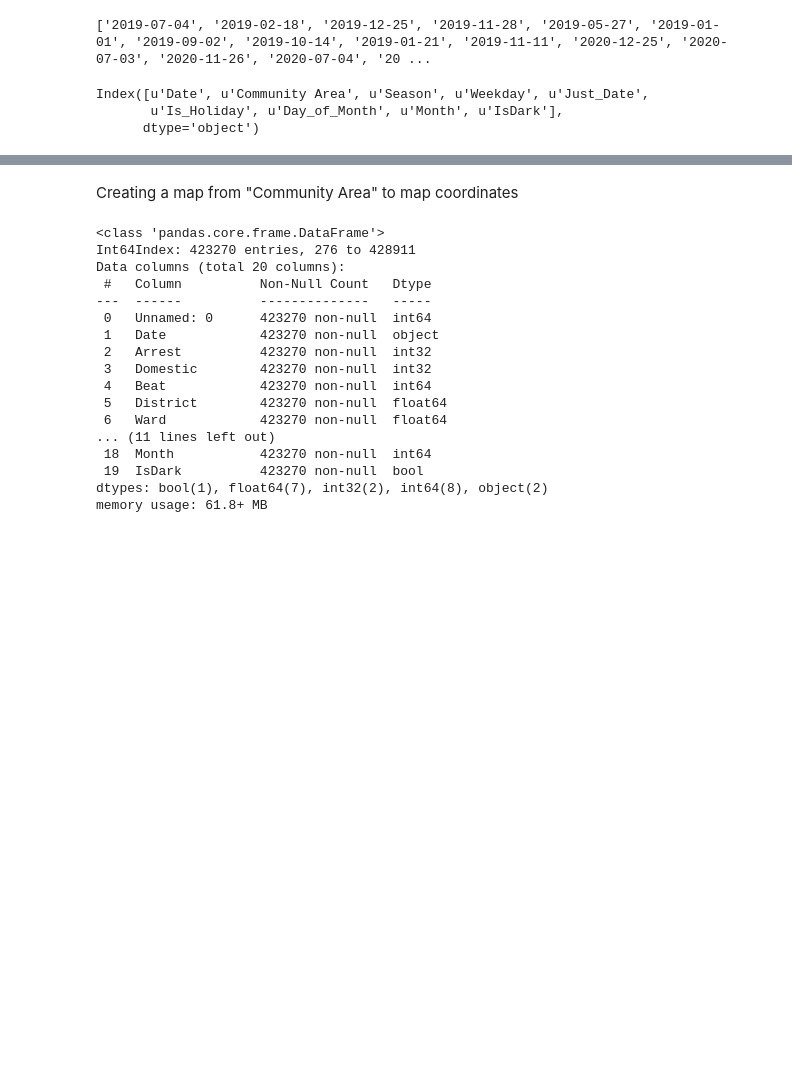
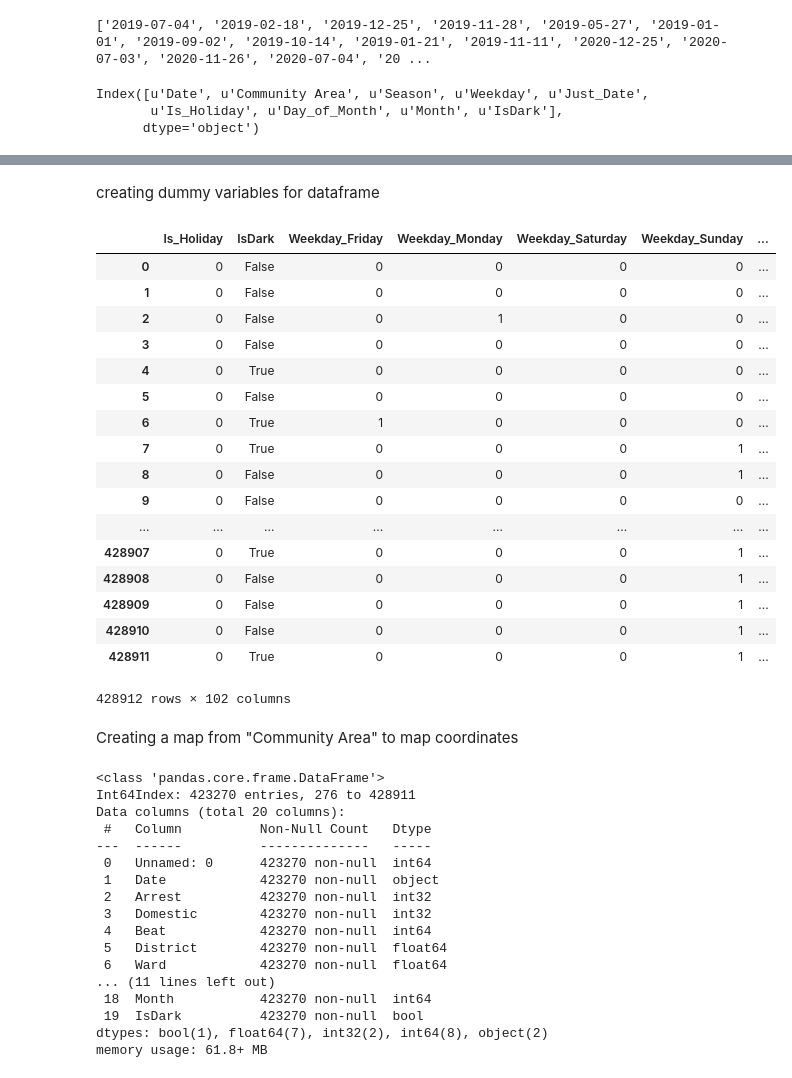
Before and after one commit to ShaharBirzon/ChicagoCrime-MSI, a Jupyter notebook: Chicago_ML_Skeleton.ipynb, the cells around one changed output, grey strips where cells are left out. Cells and saved outputs as stored; diff of their text form; code cells hidden in the pictures; blank space fills up the shorter version.

Commit message:
added dummies

```diff
--- a/Chicago_ML_Skeleton.ipynb
+++ b/Chicago_ML_Skeleton.ipynb
@@ -181,4 +181,29 @@ dt0
 428912 rows × 9 columns
+# %% [markdown]
+creating dummy variables for dataframe
+# %%
+dt1 = pd.get_dummies(dt0, columns=["Weekday", "Month", "Community Area", "Season"])
+dt1.drop(["Date", "Just_Date", "Day_of_Month"], 1, inplace=True)
+dt1
+# %% [output]
+|  | Is_Holiday | IsDark | Weekday_Friday | Weekday_Monday | Weekday_Saturday | Weekday_Sunday | ... |
+| 0 | 0 | False | 0 | 0 | 0 | 0 | ... |
+| 1 | 0 | False | 0 | 0 | 0 | 0 | ... |
+| 2 | 0 | False | 0 | 1 | 0 | 0 | ... |
+| 3 | 0 | False | 0 | 0 | 0 | 0 | ... |
+| 4 | 0 | True | 0 | 0 | 0 | 0 | ... |
+| 5 | 0 | False | 0 | 0 | 0 | 0 | ... |
+| 6 | 0 | True | 1 | 0 | 0 | 0 | ... |
+| 7 | 0 | True | 0 | 0 | 0 | 1 | ... |
+| 8 | 0 | False | 0 | 0 | 0 | 1 | ... |
+| 9 | 0 | False | 0 | 0 | 0 | 0 | ... |
+| ... | ... | ... | ... | ... | ... | ... | ... |
+| 428907 | 0 | True | 0 | 0 | 0 | 1 | ... |
+| 428908 | 0 | False | 0 | 0 | 0 | 1 | ... |
+| 428909 | 0 | False | 0 | 0 | 0 | 1 | ... |
+| 428910 | 0 | False | 0 | 0 | 0 | 1 | ... |
+| 428911 | 0 | True | 0 | 0 | 0 | 1 | ... |
+428912 rows × 102 columns
 # %% [markdown]
 Creating a map from  "Community Area" to map coordinates
 # %%
```
Also changed, not shown: parts of 2 cells of this notebook.
